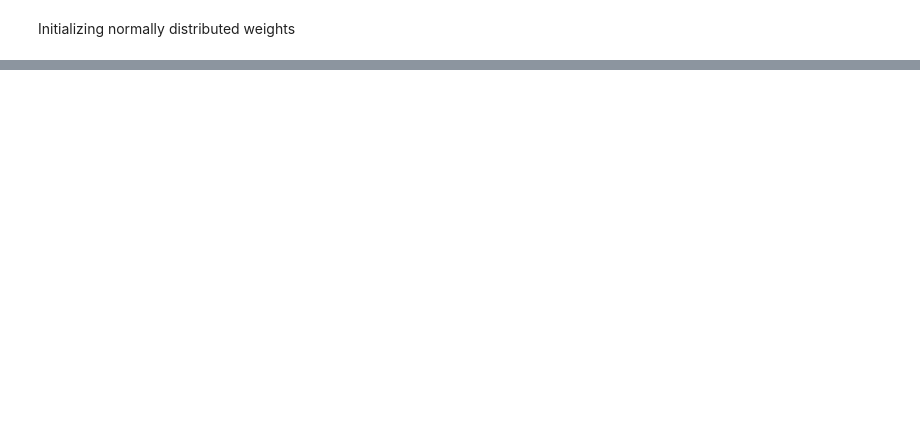
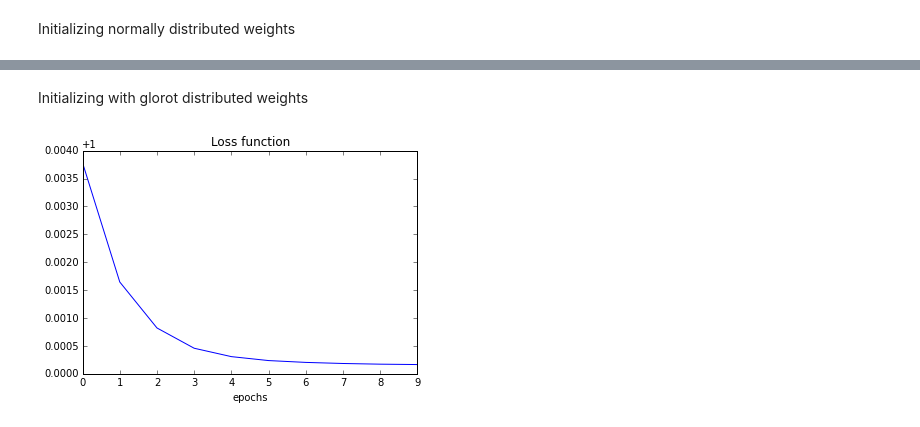
Before and after one commit to mabounassif/IFT6135H19_assignment, a Jupyter notebook: mlp.ipynb, the cells around one changed output, grey strips where cells are left out. Cells and saved outputs as stored; diff of their text form; code cells hidden in the pictures; blank space fills up the shorter version.

```diff
--- a/mlp.ipynb
+++ b/mlp.ipynb
@@ -57,3 +51,17 @@ def initialize_glorot_weights(self):
+# %%
+def initialize_glorot_weights(self):
+    size_next_layers = self.size_layers.copy()
+    size_next_layers.pop(0)
+
+    for size_layer, size_next_layer in zip(self.size_layers, size_next_layers):
+        d_l = np.sqrt(6/(size_layer+size_next_layer))
+        m_d_l = -1*d_l
+
+        self.theta['w'].append(np.random.uniform(m_d_l, d_l, size=(size_next_layer, size_layer)))
+        self.theta['b'].append(np.zeros((1, size_next_layer)))
+
+        self.grads['w'].append(np.zeros((size_next_layer, size_layer)))
+        self.grads['b'].append(np.zeros((1, size_next_layer)))
 # %%
 def forward(self, X):
     '''
@@ -262,0 +281,22 @@ plt.show()
+# %% [markdown]
+Initializing with glorot distributed weights
+# %%
+datapath = 'data/mnist.pkl.npy'
+modelpath = 'model/mlp.pkl.npy'
+
+eta = 0.4
+batch_size = 500
+epoch = 10
+lmbda = 0.00200
+
+mlp = NN(datapath=datapath, modelpath=modelpath, size_layers=[784, 16, 16, 10])
+
+initialize_glorot_weights(mlp)
+losses = train(mlp, eta, epoch=epoch, batch_size=batch_size, lmbda=lmbda)
+
+plt.plot(range(len(losses)), losses)
+plt.xlabel('epochs')
+plt.title('Loss function')
+plt.show()
+# %% [output]
+[figure, added]
```
Also changed, not shown: parts of 15 cells of this notebook, 1 other file.
